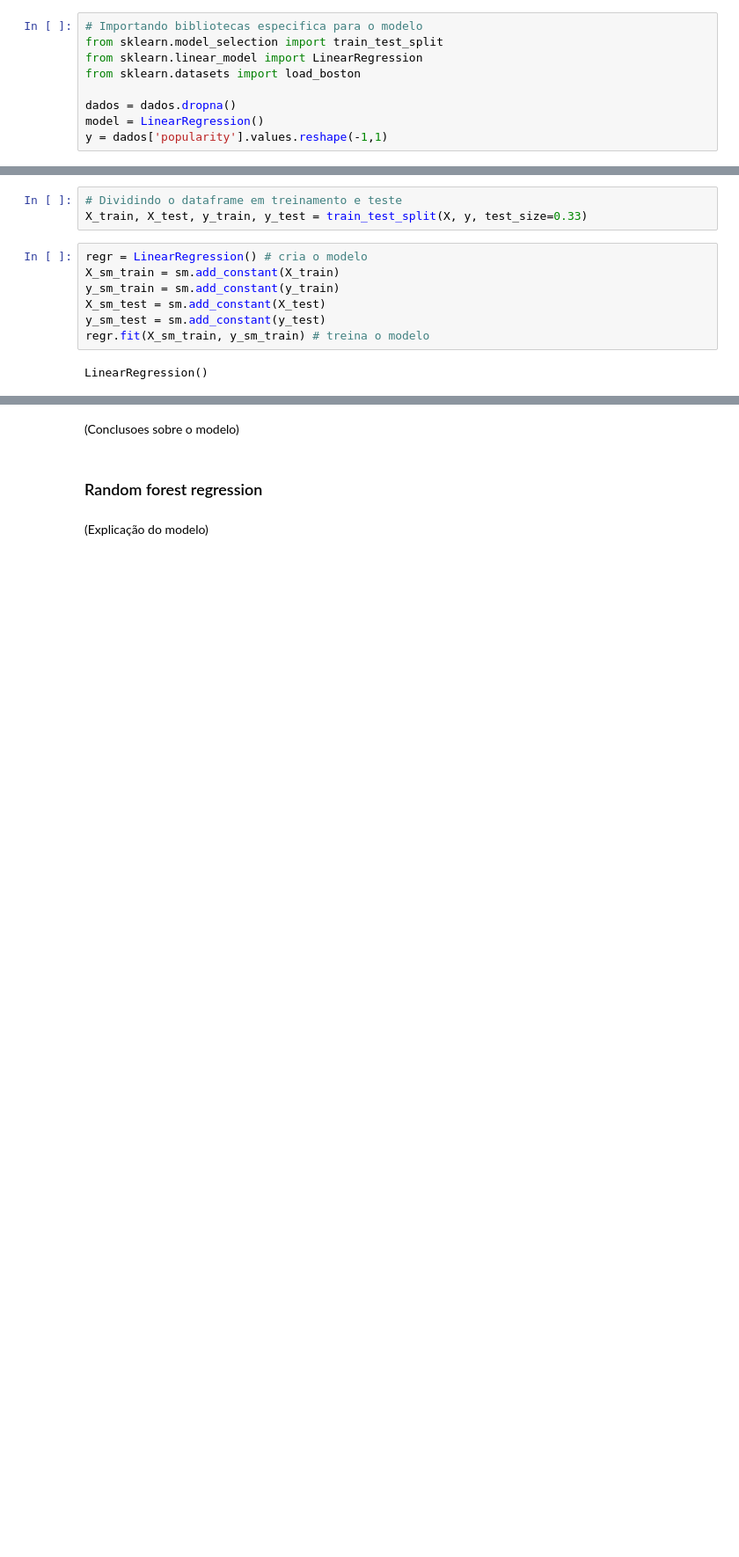
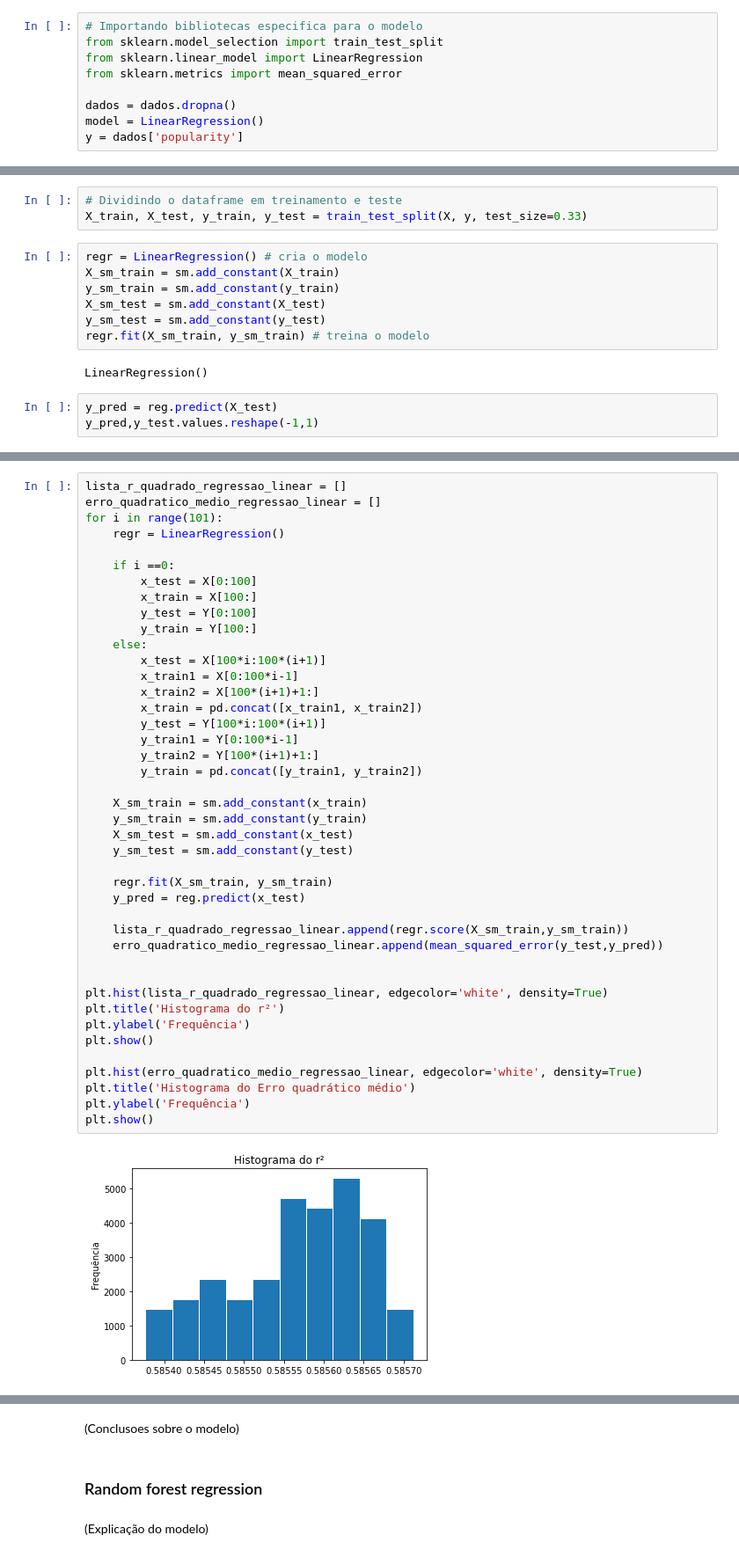
Before and after one commit to juliacfigueiredo/Projeto-2, a Jupyter notebook: Projeto_Final.ipynb, the cells around one changed output, grey strips where cells are left out. Shown: that part at 88% size. Drawn from its saved outputs; the diff is of its cells as text; blank space fills up the shorter version.

Commit message:
implementação das 100 amostras de dados

```diff
--- a/Projeto_Final.ipynb
+++ b/Projeto_Final.ipynb
@@ -261,11 +261,11 @@ strong multicollinearity or other numerical problems.
 # Importando bibliotecas especifica para o modelo
 from sklearn.model_selection import train_test_split
 from sklearn.linear_model import LinearRegression
-from sklearn.datasets import load_boston
+from sklearn.metrics import mean_squared_error
 
 dados = dados.dropna()
 model = LinearRegression()
-y = dados['popularity'].values.reshape(-1,1)
+y = dados['popularity']
 # %%
 reg = LinearRegression()
 reg.fit(X, y)
@@ -286,3 +286,6 @@ y_sm_test = sm.add_constant(y_test)
 regr.fit(X_sm_train, y_sm_train) # treina o modelo
 # %% [output]
 LinearRegression()
+# %%
+y_pred = reg.predict(X_test)
+y_pred,y_test.values.reshape(-1,1)
@@ -293,0 +331,44 @@ regr.score(X_sm_train,y_sm_train)
+# %%
+lista_r_quadrado_regressao_linear = []
+erro_quadratico_medio_regressao_linear = []
+for i in range(101):
+    regr = LinearRegression()
+
+    if i ==0:
+        x_test = X[0:100]
+        x_train = X[100:]
+        y_test = Y[0:100]
+        y_train = Y[100:]
+    else:
+        x_test = X[100*i:100*(i+1)]
+        x_train1 = X[0:100*i-1]
+        x_train2 = X[100*(i+1)+1:]
+        x_train = pd.concat([x_train1, x_train2])
+        y_test = Y[100*i:100*(i+1)]
+        y_train1 = Y[0:100*i-1]
+        y_train2 = Y[100*(i+1)+1:]
+        y_train = pd.concat([y_train1, y_train2])
+
+    X_sm_train = sm.add_constant(x_train)
+    y_sm_train = sm.add_constant(y_train)
+    X_sm_test = sm.add_constant(x_test)
+    y_sm_test = sm.add_constant(y_test)
+
+    regr.fit(X_sm_train, y_sm_train)
+    y_pred = reg.predict(x_test)
+
+    lista_r_quadrado_regressao_linear.append(regr.score(X_sm_train,y_sm_train))
+    erro_quadratico_medio_regressao_linear.append(mean_squared_error(y_test,y_pred))
+
+
+plt.hist(lista_r_quadrado_regressao_linear, edgecolor='white', density=True)
+plt.title('Histograma do r²')
+plt.ylabel('Frequência')
+plt.show()
+
+plt.hist(erro_quadratico_medio_regressao_linear, edgecolor='white', density=True)
+plt.title('Histograma do Erro quadrático médio')
+plt.ylabel('Frequência')
+plt.show()
+# %% [output]
+[figure, added]
```
Also changed, not shown: parts of 14 cells of this notebook.
